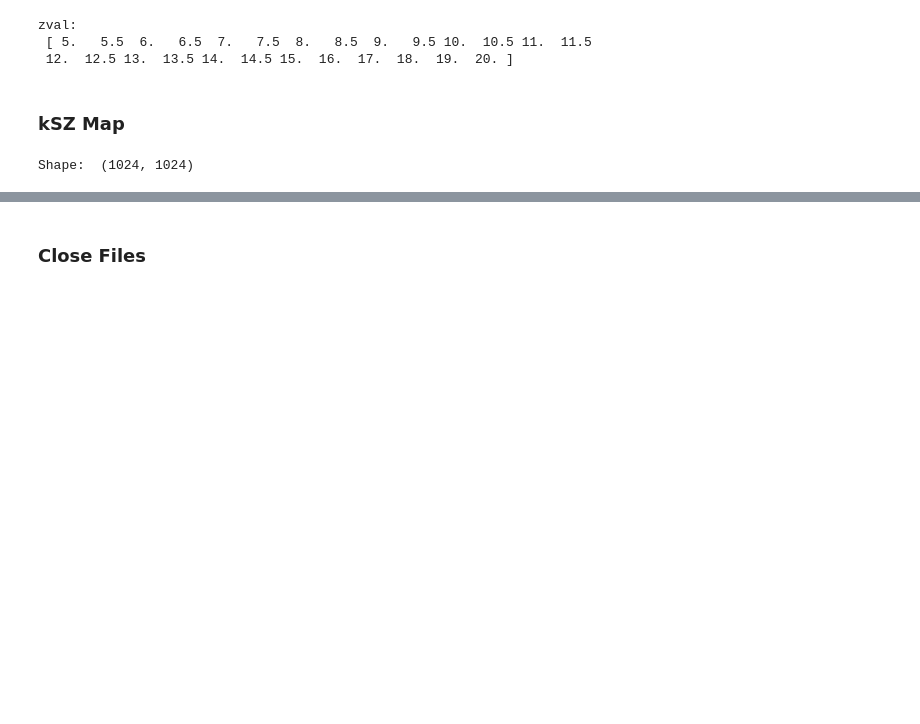
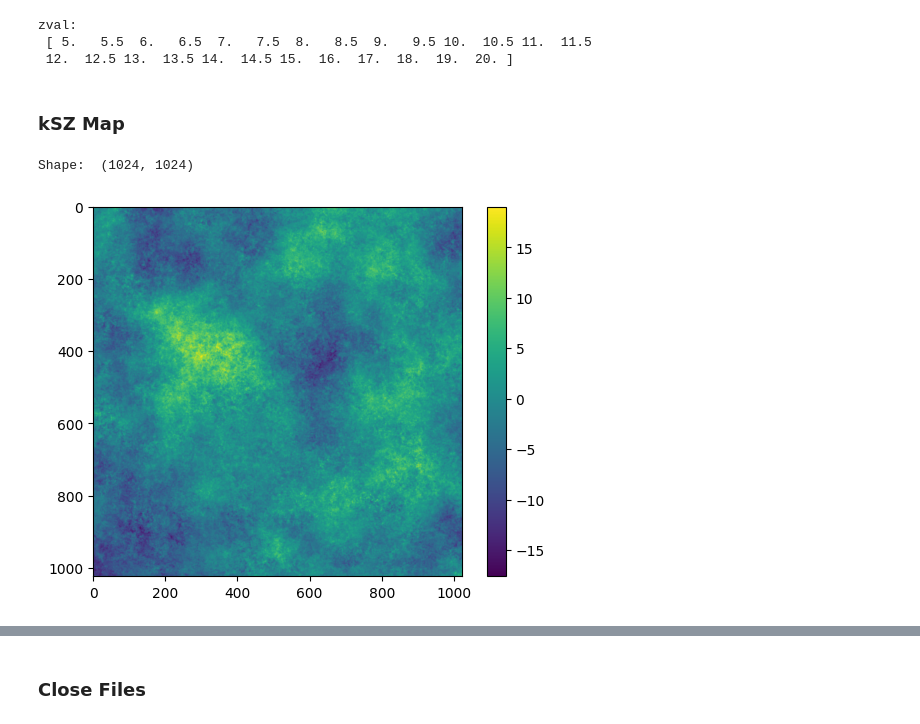
Before and after one commit to RobertxPearce/reionization-emulator, a Jupyter notebook: data/data_vis.ipynb, the cells around one changed output, grey strips where cells are left out. Cells and saved outputs as stored; diff of their text form; code cells hidden in the pictures; blank space fills up the shorter version.

Commit message:
Add SLURM submission script, update bounds for params, and add kSZ map visualization

```diff
--- a/data/data_vis.ipynb
+++ b/data/data_vis.ipynb
@@ -8,8 +8,8 @@ import matplotlib.pyplot as plt
 # %% [markdown]
 ### Open *OBS Grids* and *PK Arrays*
 # %%
-obs_grids = h5py.File("tau_tests/v1/obs_grids.hdf5", "r")
-pk_arrays = h5py.File("tau_tests/v1/pk_arrays.hdf5", "r")
+obs_grids = h5py.File("raw/sims_v2/sim2/obs_grids.hdf5", "r")
+pk_arrays = h5py.File("raw/sims_v2/sim2/pk_arrays.hdf5", "r")
 # %% [markdown]
 ### Data Structure
 # %%
@@ -107,3 +109,12 @@ ksz_map0 = obs_grids["data"]["ksz_map"][()]
 print("Shape: ", ksz_map0.shape)
 # %% [output]
 Shape:  (1024, 1024)
+# %%
+tcmb = 2.73
+rescaled_map = ksz_map0 * tcmb * 1e6
+fig, ax = plt.subplots()
+im = ax.imshow(rescaled_map)
+cb = plt.colorbar(im)
+plt.show()
+# %% [output]
+[figure, added]
```
Also changed, not shown: parts of 5 cells of this notebook, 6 other files.
